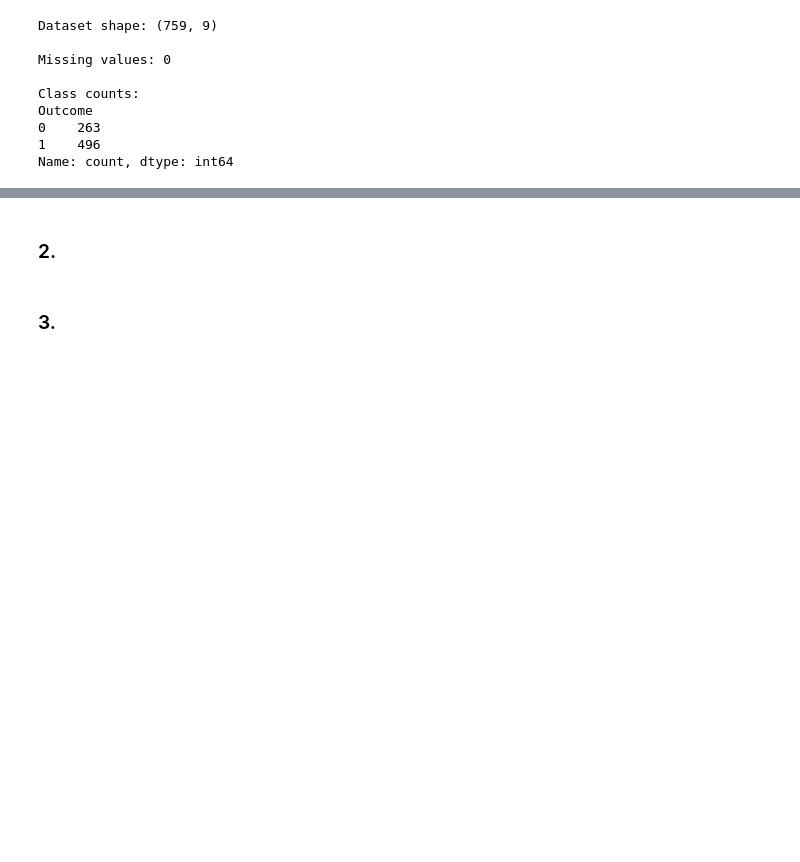
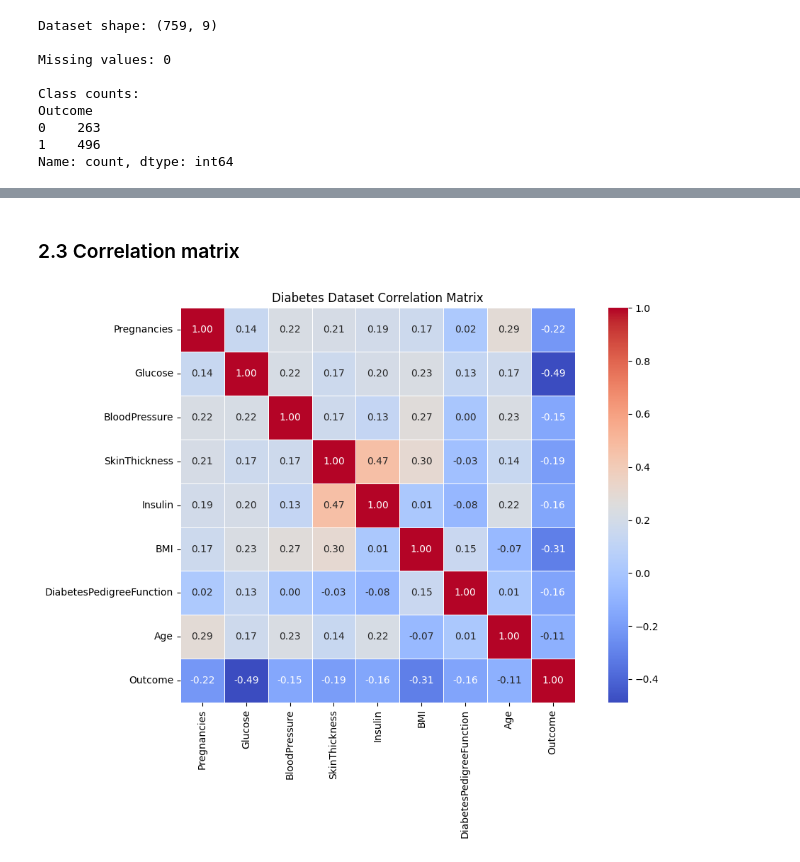
Before and after one commit to Nikikanaparthi21/data266-6441, a Jupyter notebook: neural_networks.ipynb, the cells around one changed output, grey strips where cells are left out. Drawn from its saved outputs; the diff is of its cells as text; code cells hidden in the pictures; blank space fills up the shorter version.

Commit message:
Add data validation visualizations and fixed split

```diff
--- a/neural_networks.ipynb
+++ b/neural_networks.ipynb
@@ -96,4 +169,22 @@ Name: count, dtype: int64
 # %% [markdown]
-### 2.
+### 2.3 Correlation matrix
-# %% [markdown]
-### 3.
+# %%
+import matplotlib.pyplot as plt
+import seaborn as sns
+
+plt.figure(figsize=(11, 8))
+
+sns.heatmap(
+    df.corr(),
+    annot=True,
+    fmt=".2f",
+    cmap="coolwarm",
+    square=True,
+    linewidths=0.5
+)
+
+plt.title("Diabetes Dataset Correlation Matrix")
+plt.tight_layout()
+plt.show()
+# %% [output]
+[figure, added]
```
Also changed, not shown: parts of 8 cells of this notebook.
